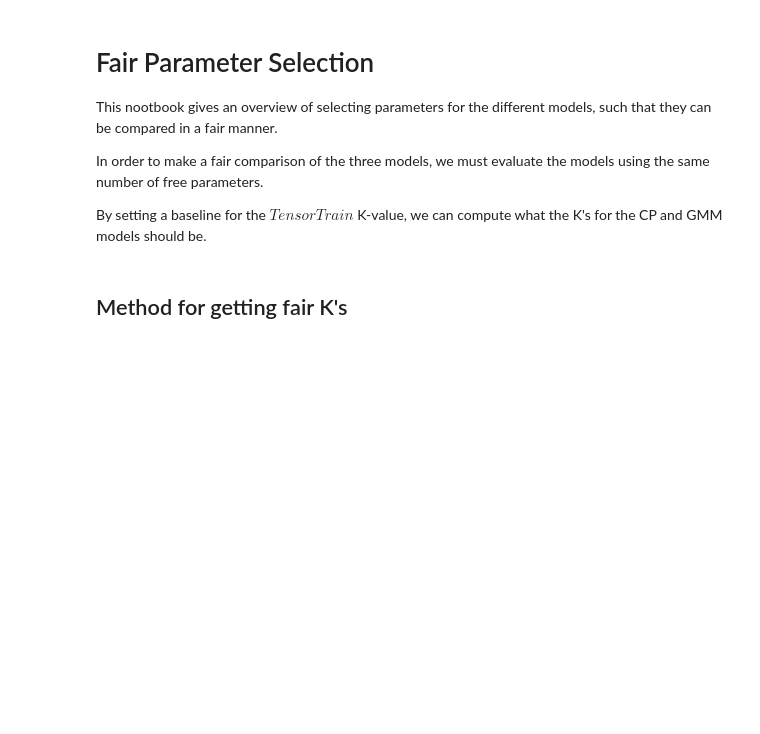
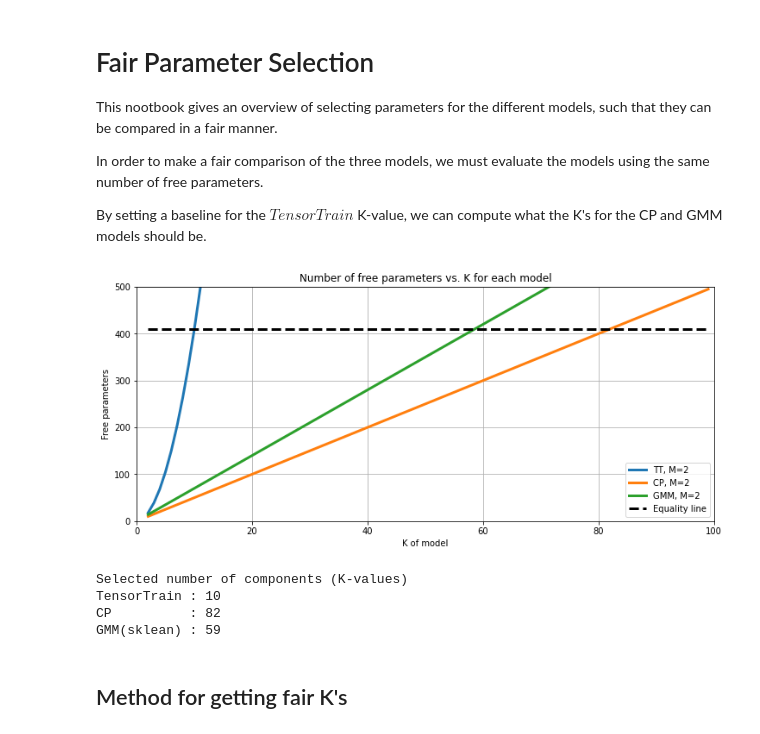
Before and after one commit to simonamtoft/tfde-tfp, a Jupyter notebook: notebooks/Fair Parameter Selection.ipynb, the cells around one changed output. Cells and saved outputs as stored; diff of their text form; code cells hidden in the pictures; blank space fills up the shorter version.

```diff
--- a/notebooks/Fair Parameter Selection.ipynb
+++ b/notebooks/Fair Parameter Selection.ipynb
@@ -16,41 +16,43 @@ import models as m
 K_baseline = 10
 M_DIM = 2
 # %%
-K_MAX = 140
+K_MAX = 100
 Ks = np.arange(2, K_MAX, 1)
 Ms = np.arange(2, 3, 1)
 params = np.zeros((3, len(Ms), len(Ks)))
 legends = []
 
 # compute number of parameters for each model
 for i, M in enumerate(Ms):
     for j, K in enumerate(Ks):
         model_Train = m.TensorTrainGaussian(K, M)
         model_CP = m.CPGaussian(K, M)
         params[0, i, j] = model_Train.n_parameters()
         params[1, i, j] = model_CP.n_parameters()
         params[2, i, j] = K + M*K + K*M*M
     legends.append('TT, M='+str(M))
     legends.append('CP, M='+str(M))
     legends.append('GMM, M='+str(M))
 
 # Make a vertical line
 val = params[0, Ms==M_DIM, Ks==K_baseline][0]
 line = val*np.ones(Ks.shape)
 legends.append('Equality line')
 
-f,ax = plt.subplots(figsize=(16, 5))
+f,ax = plt.subplots(figsize=(10, 5))
 for i in range(len(Ms)):
     ax.plot(Ks, params[:,i].T, linewidth=3)
 ax.plot(Ks, line, '--k', linewidth=3)
 ax.legend(legends)
 ax.set_xlabel('K of model')
 ax.set_ylabel('Free parameters')
 ax.grid('on')
 ax.set_title('Number of free parameters vs. K for each model')
 ax.set_ylim([0, 500])
 ax.set_xlim([0, K_MAX])
 plt.show()
+# %% [output]
+[figure, added]
 # %%
 # Find indicies that achieve the same number of trainable parameters
 idx_TT = np.argmax(params[0, Ms==M_DIM] >= val)
@@ -66,6 +68,11 @@ print('Selected number of components (K-values)')
 print(f'TensorTrain : {K_TT}')
 print(f'CP          : {K_CP}')
 print(f'GMM(sklean) : {K_GMM}')
+# %% [output]
+Selected number of components (K-values)
+TensorTrain : 10
+CP          : 82
+GMM(sklean) : 59
 # %% [markdown]
 ## Method for getting fair K's
 # %%
```
Also changed, not shown: 1 other file.
